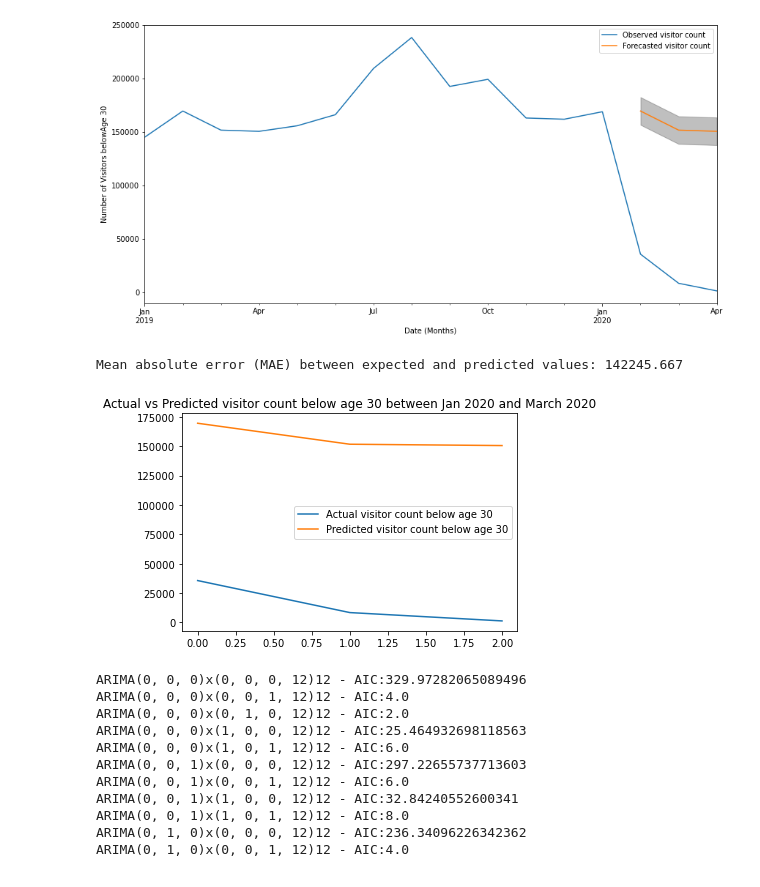
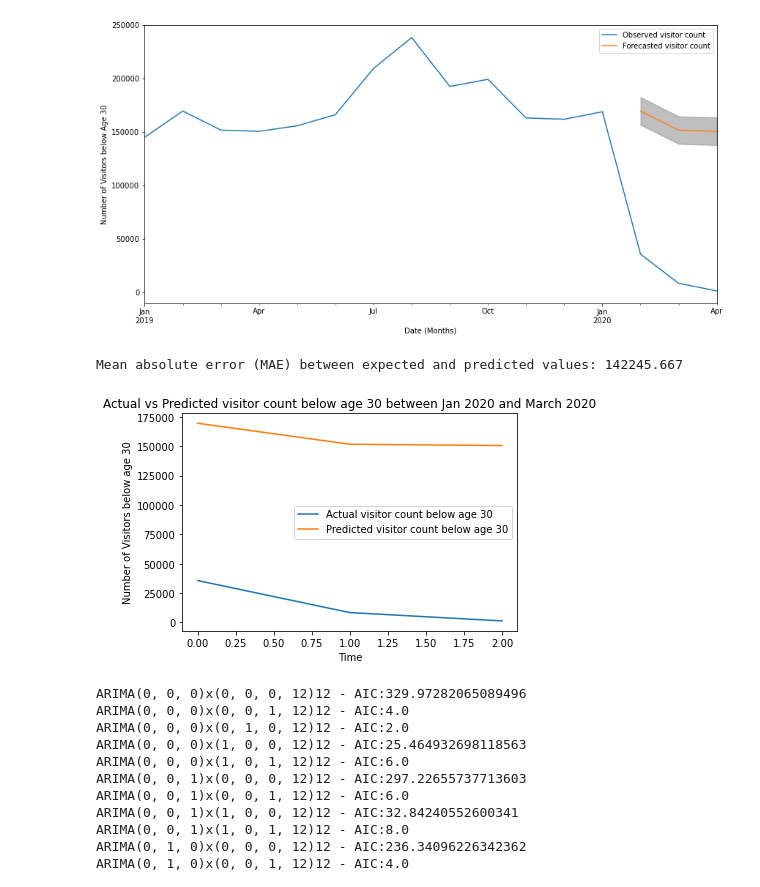
Before and after one commit to alokparna-wsu/Time-Series-Analysis-on-Tourism-Industry, a Jupyter notebook: Tourism_Forcasting_By_Age.ipynb, the cells around one changed output. Drawn from its saved outputs; the diff is of its cells as text; code cells hidden in the pictures.

Commit message:
Updated plots

```diff
--- a/Tourism_Forcasting_By_Age.ipynb
+++ b/Tourism_Forcasting_By_Age.ipynb
@@ -224,21 +224,23 @@ plt.show()
 # %%
 # Actual vs Predicted visitor count below age 30 between Jan 2020 and March 2020
 df_below30_true = df_age_china['ageBelow_30'][13:].values
 df_below30_pred = pred_uc.predicted_mean.values
 
 # Calculate the mean absolute error between expected and predicted values
 mae = mean_absolute_error(df_below30_true, df_below30_pred)
 print('Mean absolute error (MAE) between expected and predicted values: %.3f' % mae)
 
 # Plot the expected and predicted visitor count below age 30 between Jan 2020 and March 2020
 plt.plot(df_below30_true, label='Actual visitor count below age 30')
 plt.plot(df_below30_pred, label='Predicted visitor count below age 30')
+plt.xlabel('Time')
+plt.ylabel('Number of Visitors below age 30')
 plt.title('Actual vs Predicted visitor count below age 30 between Jan 2020 and March 2020');
 plt.legend()
 plt.show()
 # %% [output]
 Mean absolute error (MAE) between expected and predicted values: 142245.667
-[figure, old version]
+[figure, new version]
 # %%
 # Tourist data for age between 30 yrs and 50 yrs
 dfAge30_50 = df_age_china['age30_50']
```
Also changed, not shown: parts of 13 cells of this notebook, 1 other file.
